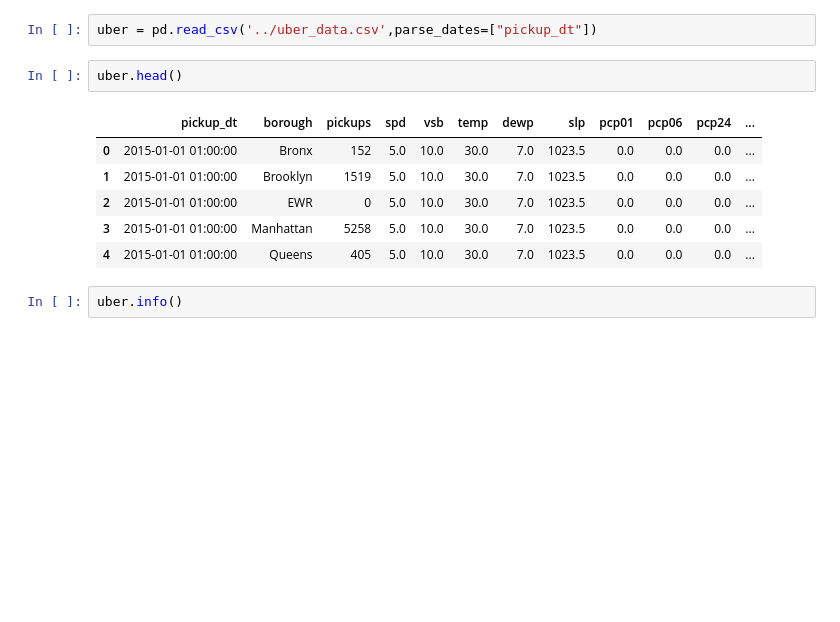
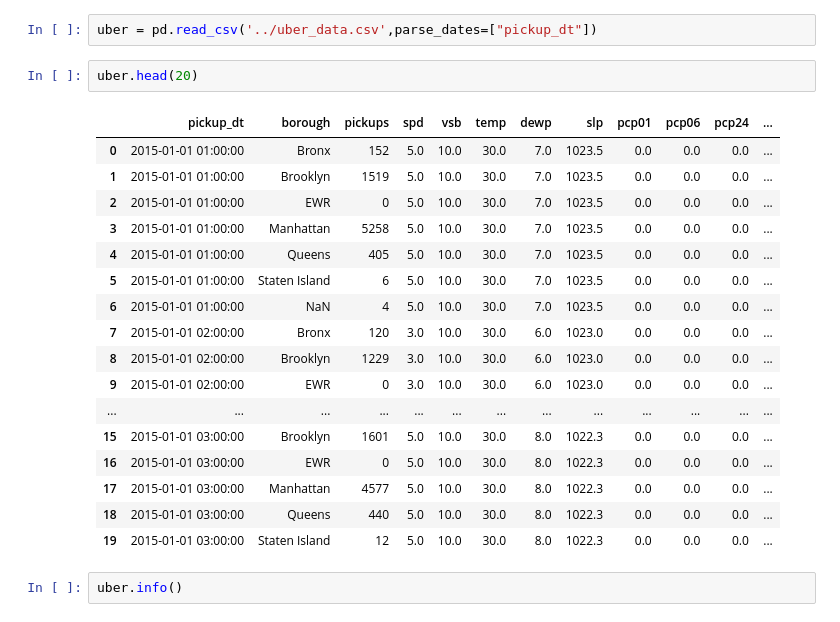
Before and after one commit to Sylvainj1/uber-times-series, a Jupyter notebook: EDA/EDA.ipynb, the cells around one changed output. Drawn from its saved outputs; the diff is of its cells as text; blank space fills up the shorter version.

```diff
--- a/EDA/EDA.ipynb
+++ b/EDA/EDA.ipynb
@@ -5,14 +5,25 @@ import matplotlib.pyplot as plt
 # %%
 uber = pd.read_csv('../uber_data.csv',parse_dates=["pickup_dt"])
 # %%
-uber.head()
+uber.head(20)
 # %% [output]
 |  | pickup_dt | borough | pickups | spd | vsb | temp | dewp | slp | pcp01 | pcp06 | pcp24 | ... |
 | 0 | 2015-01-01 01:00:00 | Bronx | 152 | 5.0 | 10.0 | 30.0 | 7.0 | 1023.5 | 0.0 | 0.0 | 0.0 | ... |
 | 1 | 2015-01-01 01:00:00 | Brooklyn | 1519 | 5.0 | 10.0 | 30.0 | 7.0 | 1023.5 | 0.0 | 0.0 | 0.0 | ... |
 | 2 | 2015-01-01 01:00:00 | EWR | 0 | 5.0 | 10.0 | 30.0 | 7.0 | 1023.5 | 0.0 | 0.0 | 0.0 | ... |
 | 3 | 2015-01-01 01:00:00 | Manhattan | 5258 | 5.0 | 10.0 | 30.0 | 7.0 | 1023.5 | 0.0 | 0.0 | 0.0 | ... |
 | 4 | 2015-01-01 01:00:00 | Queens | 405 | 5.0 | 10.0 | 30.0 | 7.0 | 1023.5 | 0.0 | 0.0 | 0.0 | ... |
+| 5 | 2015-01-01 01:00:00 | Staten Island | 6 | 5.0 | 10.0 | 30.0 | 7.0 | 1023.5 | 0.0 | 0.0 | 0.0 | ... |
+| 6 | 2015-01-01 01:00:00 | NaN | 4 | 5.0 | 10.0 | 30.0 | 7.0 | 1023.5 | 0.0 | 0.0 | 0.0 | ... |
+| 7 | 2015-01-01 02:00:00 | Bronx | 120 | 3.0 | 10.0 | 30.0 | 6.0 | 1023.0 | 0.0 | 0.0 | 0.0 | ... |
+| 8 | 2015-01-01 02:00:00 | Brooklyn | 1229 | 3.0 | 10.0 | 30.0 | 6.0 | 1023.0 | 0.0 | 0.0 | 0.0 | ... |
+| 9 | 2015-01-01 02:00:00 | EWR | 0 | 3.0 | 10.0 | 30.0 | 6.0 | 1023.0 | 0.0 | 0.0 | 0.0 | ... |
+| ... | ... | ... | ... | ... | ... | ... | ... | ... | ... | ... | ... | ... |
+| 15 | 2015-01-01 03:00:00 | Brooklyn | 1601 | 5.0 | 10.0 | 30.0 | 8.0 | 1022.3 | 0.0 | 0.0 | 0.0 | ... |
+| 16 | 2015-01-01 03:00:00 | EWR | 0 | 5.0 | 10.0 | 30.0 | 8.0 | 1022.3 | 0.0 | 0.0 | 0.0 | ... |
+| 17 | 2015-01-01 03:00:00 | Manhattan | 4577 | 5.0 | 10.0 | 30.0 | 8.0 | 1022.3 | 0.0 | 0.0 | 0.0 | ... |
+| 18 | 2015-01-01 03:00:00 | Queens | 440 | 5.0 | 10.0 | 30.0 | 8.0 | 1022.3 | 0.0 | 0.0 | 0.0 | ... |
+| 19 | 2015-01-01 03:00:00 | Staten Island | 12 | 5.0 | 10.0 | 30.0 | 8.0 | 1022.3 | 0.0 | 0.0 | 0.0 | ... |
 # %%
 uber.info()
 # %% [output]
```
Also changed, not shown: 5 other files.
